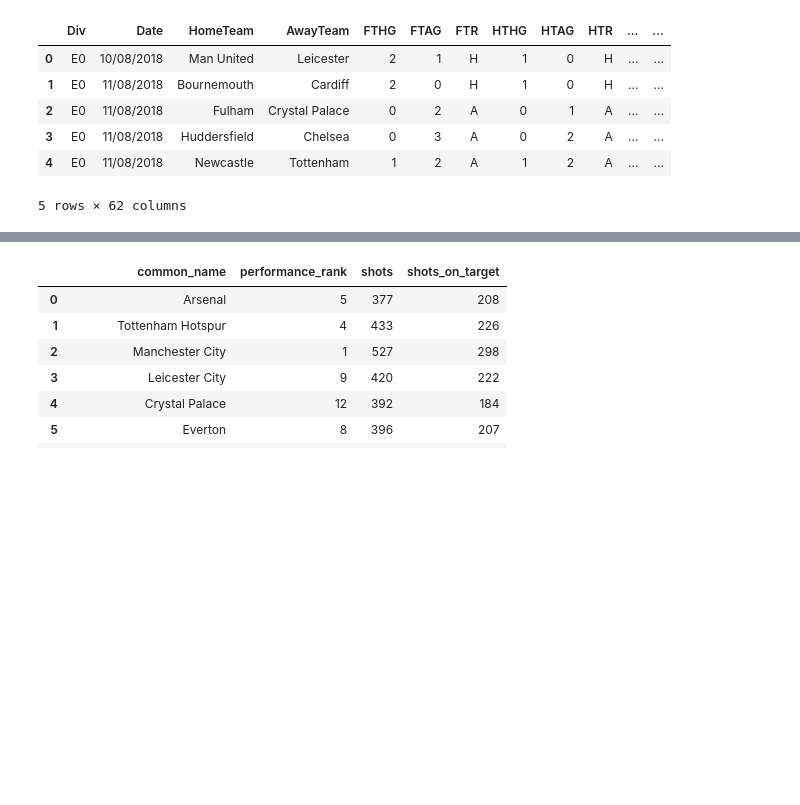
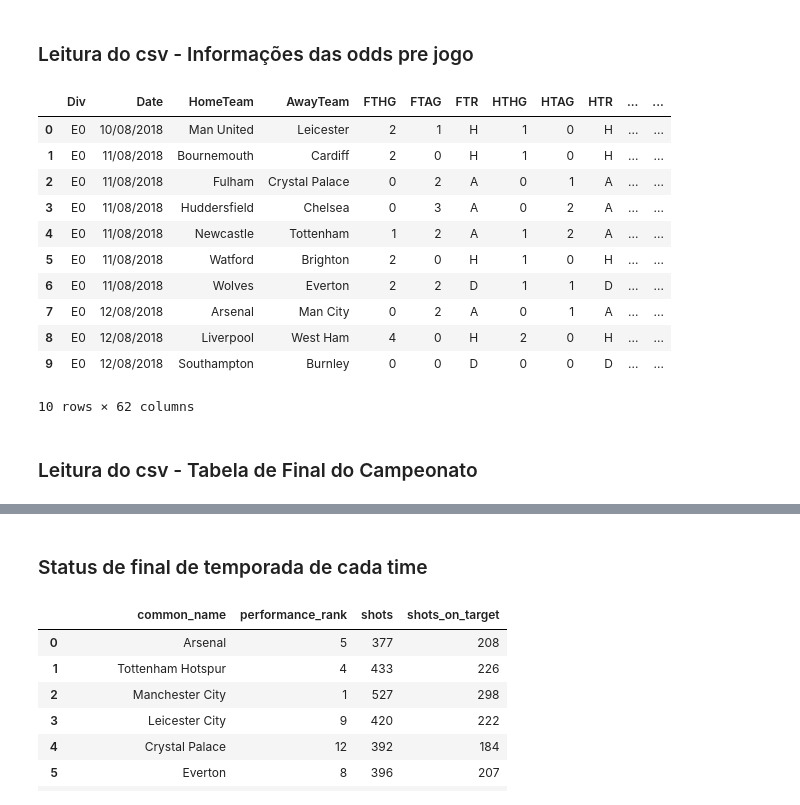
Before and after one commit to gabrielaragao01/Data-Science-Project, a Jupyter notebook: code/first-steps/extracting-data.ipynb, the cells around one changed output, grey strips where cells are left out. Cells and saved outputs as stored; diff of their text form; code cells hidden in the pictures; blank space fills up the shorter version.

```diff
--- a/code/first-steps/extracting-data.ipynb
+++ b/code/first-steps/extracting-data.ipynb
@@ -28,16 +29,24 @@ matches_df
+# %% [markdown]
+### Leitura do csv - Informações das odds pre jogo
 # %%
 # importando table que vamos usar para complementar a analise dos dados com
-# informações das odds pre jogo
 odds_df = pd.read_csv("https://raw.githubusercontent.com/gabrielaragao01/Data-Science-Project/main/data/raw/england-premier-league-2018-to-2019.csv")
-odds_df.head()
+odds_df.head(10)
 # %% [output]
 |  | Div | Date | HomeTeam | AwayTeam | FTHG | FTAG | FTR | HTHG | HTAG | HTR | ... | ... |
 | 0 | E0 | 10/08/2018 | Man United | Leicester | 2 | 1 | H | 1 | 0 | H | ... | ... |
 | 1 | E0 | 11/08/2018 | Bournemouth | Cardiff | 2 | 0 | H | 1 | 0 | H | ... | ... |
 | 2 | E0 | 11/08/2018 | Fulham | Crystal Palace | 0 | 2 | A | 0 | 1 | A | ... | ... |
 | 3 | E0 | 11/08/2018 | Huddersfield | Chelsea | 0 | 3 | A | 0 | 2 | A | ... | ... |
 | 4 | E0 | 11/08/2018 | Newcastle | Tottenham | 1 | 2 | A | 1 | 2 | A | ... | ... |
+| 5 | E0 | 11/08/2018 | Watford | Brighton | 2 | 0 | H | 1 | 0 | H | ... | ... |
+| 6 | E0 | 11/08/2018 | Wolves | Everton | 2 | 2 | D | 1 | 1 | D | ... | ... |
+| 7 | E0 | 12/08/2018 | Arsenal | Man City | 0 | 2 | A | 0 | 1 | A | ... | ... |
+| 8 | E0 | 12/08/2018 | Liverpool | West Ham | 4 | 0 | H | 2 | 0 | H | ... | ... |
+| 9 | E0 | 12/08/2018 | Southampton | Burnley | 0 | 0 | D | 0 | 0 | D | ... | ... |
-5 rows × 62 columns
+10 rows × 62 columns
+# %% [markdown]
+### Leitura do csv - Tabela de Final do Campeonato
 # %%
 # adicionando tabela do final do campeonato
 teams_stats = pd.read_csv("https://raw.githubusercontent.com/gabrielaragao01/Data-Science-Project/main/data/raw/england-premier-league-teams-2018-to-2019-stats.csv")
@@ -61,4 +70,6 @@ teams_stats
 | 18 | Huddersfield Town FC | Huddersfield Town | 2018/2019 | England | 38 | 19 | 19 | ... |
 | 19 | Wolverhampton Wanderers FC | Wolverhampton Wanderers | 2018/2019 | England | 38 | 19 | 19 | ... |
 20 rows × 293 columns
+# %% [markdown]
+### Status de final de temporada de cada time
 # %%
```
Also changed, not shown: parts of 18 cells of this notebook, 1 other file.
